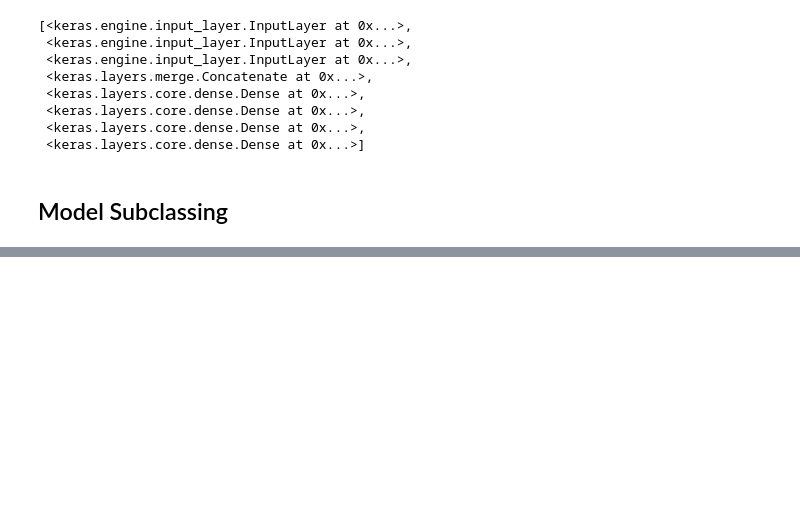
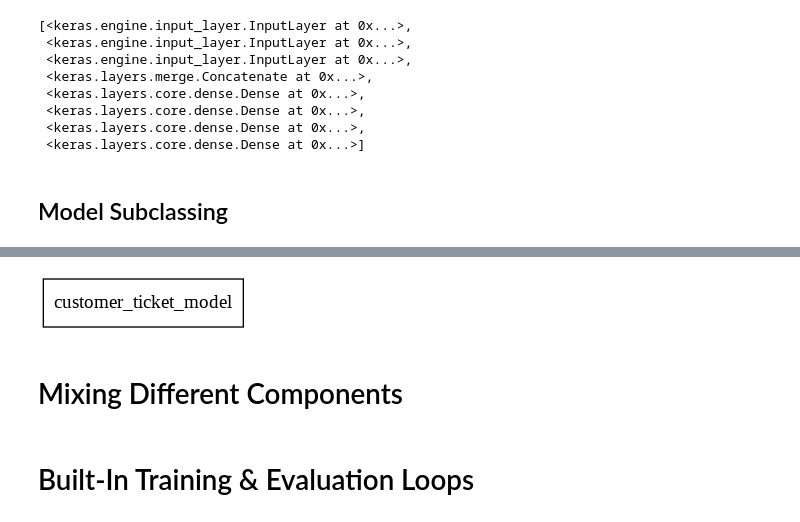
Before and after one commit to hiydavid/tfdev-learning, a Jupyter notebook: DLWP/ch7_working_with_keras.ipynb, the cells around one changed output, grey strips where cells are left out. Cells and saved outputs as stored; diff of their text form; code cells hidden in the pictures; blank space fills up the shorter version.

```diff
--- a/DLWP/ch7_working_with_keras.ipynb
+++ b/DLWP/ch7_working_with_keras.ipynb
@@ -254,38 +254,45 @@ priority_preds, department_preds = model.predict(
 # the compile and fit steps can use dicts without relying on order
 model.compile(
     optimizer="rmsprop",
-    loss={"priority": "mean_squared_error",
-          "department": "categorical_crossentropy"
+    loss={
+        "priority": "mean_squared_error",
+        "department": "categorical_crossentropy"
     },
-    metrics={"priority": ["mean_absolute_error"],
-             "department": ["accuracy"]
+    metrics={
+        "priority": ["mean_absolute_error"],
+        "department": ["accuracy"]
     }
 )
 
 model.fit(
-    x={"title": title_data,
-       "text_body": text_body_data,
-       "tags": tags_data
+    x={
+        "title": title_data,
+        "text_body": text_body_data,
+        "tags": tags_data
     },
-    y={"priority": priority_data,
-       "department": department_data
+    y={
+        "priority": priority_data,
+        "department": department_data
     },
 )
 
 model.evaluate(
-    x={"title": title_data,
-       "text_body": text_body_data,
-       "tags": tags_data
+    x={
+        "title": title_data,
+        "text_body": text_body_data,
+        "tags": tags_data
     },
-    y={"priority": priority_data,
-       "department": department_data
+    y={
+        "priority": priority_data,
+        "department": department_data
     }
 )
 
 priority_preds, department_preds = model.predict(
-    x={"title": title_data,
-       "text_body": text_body_data,
-       "tags": tags_data
+    x={
+        "title": title_data,
+        "text_body": text_body_data,
+        "tags": tags_data
     }
 )
 # %% [output]
@@ -442,0 +450,7 @@ priority_preds, department_preds = model.predict(x_dict)
+# %%
+# plot model does not work with subclassing
+tf.keras.utils.plot_model(model)
+# %% [output]
+[figure, added]
+# %% [markdown]
+# Mixing Different Components
@@ -442,0 +494,2 @@ priority_preds, department_preds = model.predict(x_dict)
+# %% [markdown]
+# Built-In Training & Evaluation Loops
```
Also changed, not shown: parts of 8 cells of this notebook.
